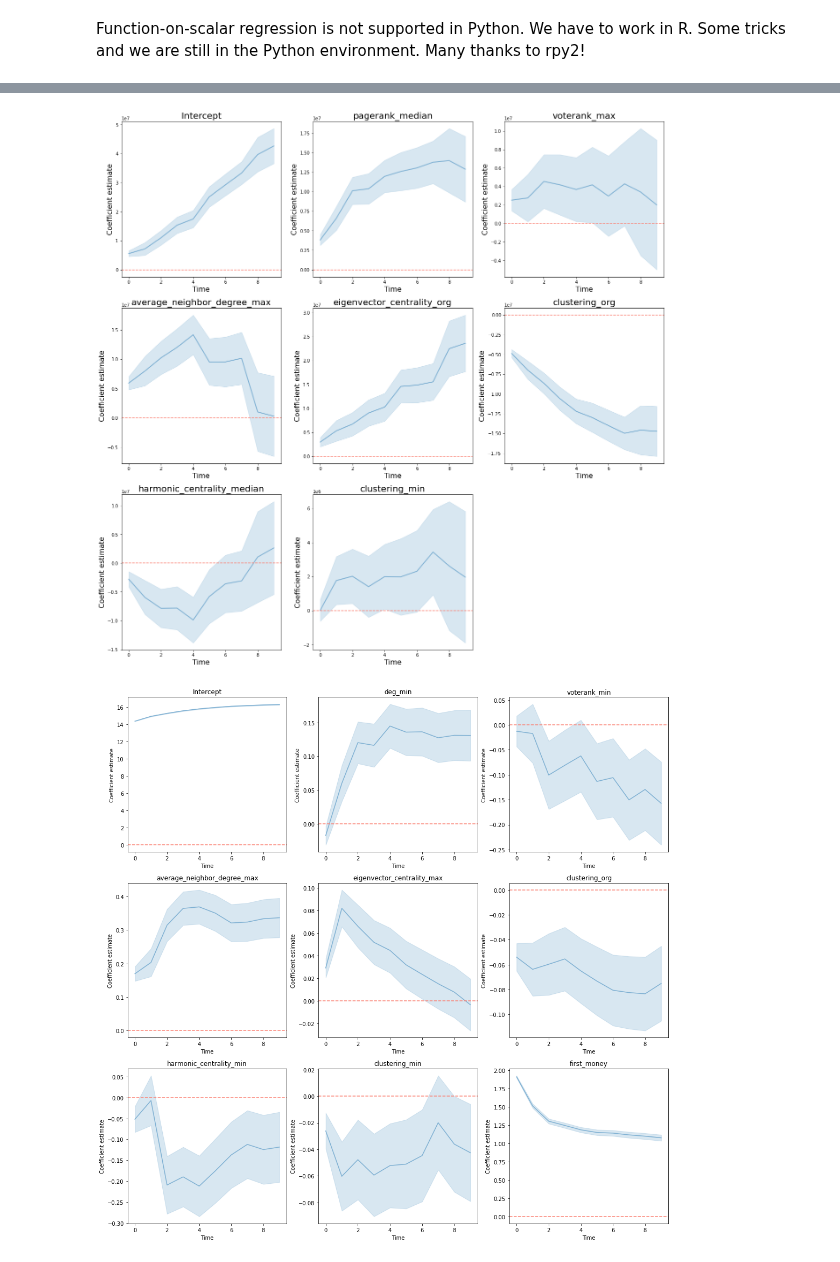
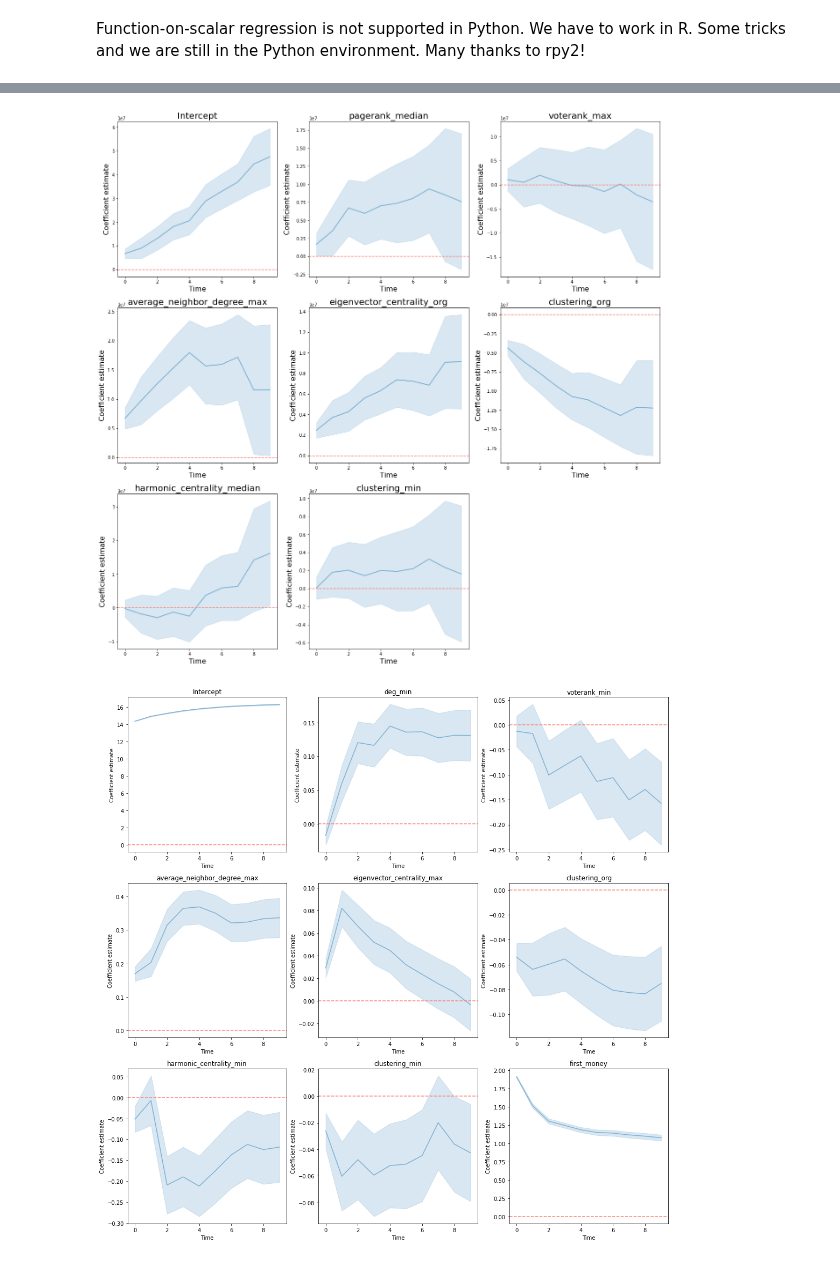
Before and after one commit to testalorenzo/crunch_net, a Jupyter notebook: ANS/notebook/notebooks/ANS_extension.ipynb, the cells around one changed output, grey strips where cells are left out. Saved outputs shown, nothing was run; the diff lists cells and outputs as text; code cells hidden in the pictures.

```diff
--- a/ANS/notebook/notebooks/ANS_extension.ipynb
+++ b/ANS/notebook/notebooks/ANS_extension.ipynb
@@ -406,6 +419,7 @@ clustering_max                       -0.0673      0.082     -0.819      0.413
 pseudor=[]
 pvalues=[]
 coef=[]
+pr=[]
 for i in range(1000):
     pos=binary_merge[binary_merge.cluster==1]
     neg=binary_merge[binary_merge.cluster==0].sample(pos.shape[0])
@@ -414,5 +428,6 @@ for i in range(1000):
     pseudor.append(results.llf)
     pvalues.append(results.pvalues)
     coef.append(results.params)
+    pr.append(results.prsquared)
 # %% [output]
 Optimization terminated successfully.
@@ -720,7 +735,7 @@ covariates_R = base.as_matrix(base.cbind(1, covariates_R.rx(True, -1)))
 response_R = base.t(base.as_matrix(response_R))
 log_response_R = base.t(base.as_matrix(log_response_R))
 
-rows=base.c(1, 23, 6, 30, 39, 36, 14, 10)
+rows=base.c(1, 23, 6, 30, 42, 36, 14, 10)
 
 olsmod = refund.fosr(Y=response_R.rx(stats.complete_cases(covariates_R.rx(True, rows)), True), X=covariates_R.rx(stats.complete_cases(covariates_R.rx(True,rows)),rows), method='OLS', l=0.000001)
 log_olsmod = refund.fosr(Y=log_response_R.rx(stats.complete_cases(covariates_R.rx(True, rows)), True), X=covariates_R.rx(stats.complete_cases(covariates_R.rx(True,rows)),rows), method='OLS', l=0.000001)
@@ -743,27 +770,27 @@ with localconverter(ro.default_converter + pandas2ri.converter):
 with localconverter(ro.default_converter + pandas2ri.converter):
   log_fun_se = ro.conversion.rpy2py(se_estimate)
 # %%
-names=['Intercept']+list(results_linear['best_combination'])+['first_money']
+names=['Intercept']+list(results_linear['best_combination'])#+['first_money']
 
 fig, axs = plt.subplots(3, 3, figsize=(22,22))
 
 for i in range(8):
     axs[i//3, i%3].plot(range(0,fun_coef.shape[0]), fun_coef.iloc[:,i], '-', c=default_color, linewidth=2)
-    axs[i//3, i%3].fill_between(range(0,fun_coef.shape[0]), fun_coef.iloc[:,i] - fun_se.iloc[:,i], fun_coef.iloc[:,i] + fun_se.iloc[:,i], color=default_color, alpha=0.3)
+    axs[i//3, i%3].fill_between(range(0,fun_coef.shape[0]), fun_coef.iloc[:,i] - 1.96*fun_se.iloc[:,i], fun_coef.iloc[:,i] + 1.96*fun_se.iloc[:,i], color=default_color, alpha=0.3)
     axs[i//3, i%3].set_title(names[i], fontsize=20)
 
 for ax in axs.flat:
     ax.set_xlabel('Time', fontsize=16)
     ax.set_ylabel('Coefficient estimate', fontsize=16)
     ax.axhline(0,color=default_color2,ls='--')
 
 #axs[2, 1].set_visible(False)
 axs[2, 2].set_visible(False)
 
 os.chdir('/Users/ltesta/Documents/GitHub/crunch_net/ANS/plots')
 plt.savefig('functional_coefficients_'+str(size)+'.pdf', bbox_inches="tight")
 # %% [output]
-[figure, old version]
+[figure, new version]
 # %%
 names=['Intercept', 'deg_min', 'voterank_min', 'average_neighbor_degree_max', 'eigenvector_centrality_max', 'clustering_org', 'harmonic_centrality_min', 'clustering_min', 'first_money']
 
```
Also changed, not shown: parts of 8 cells of this notebook, 3 other files.
